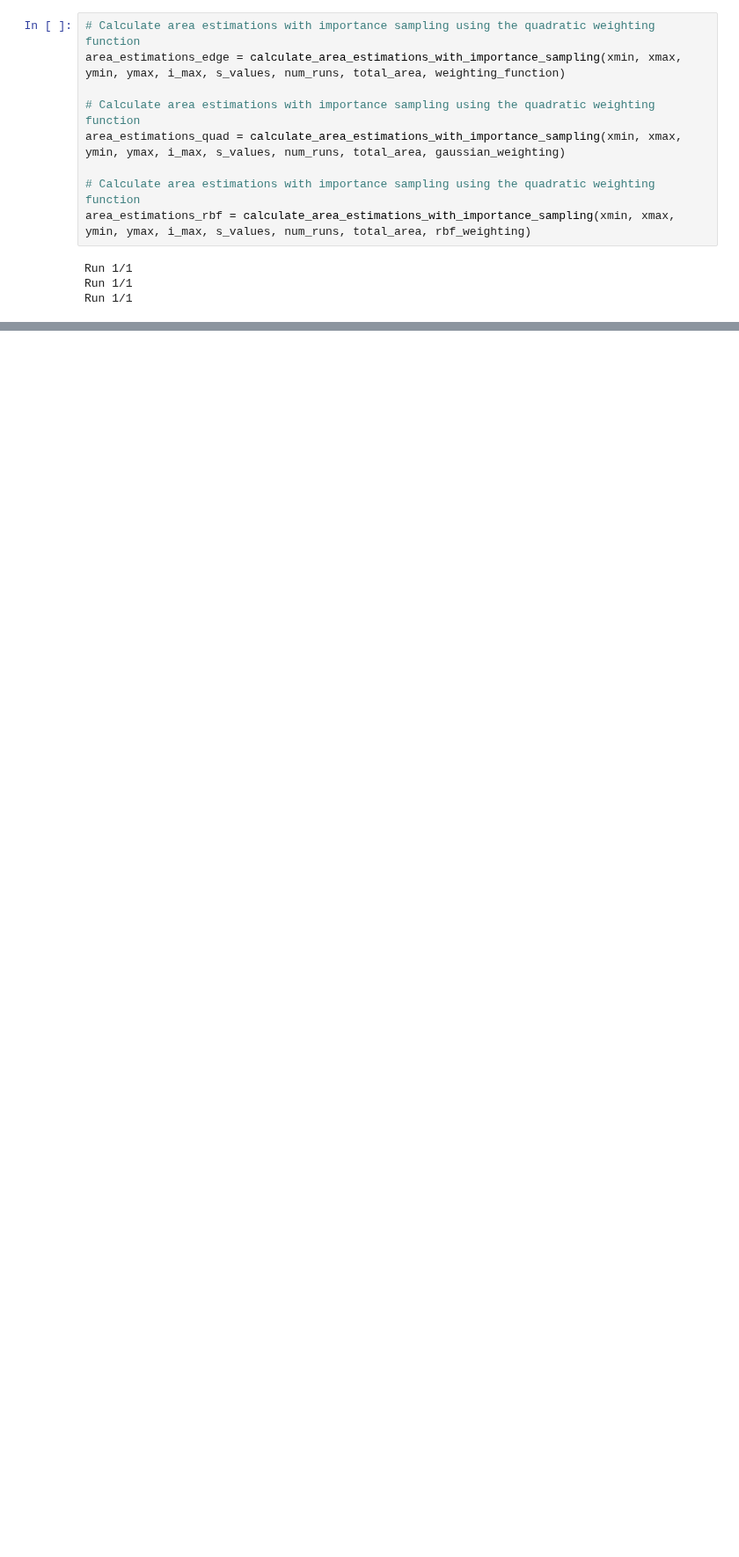
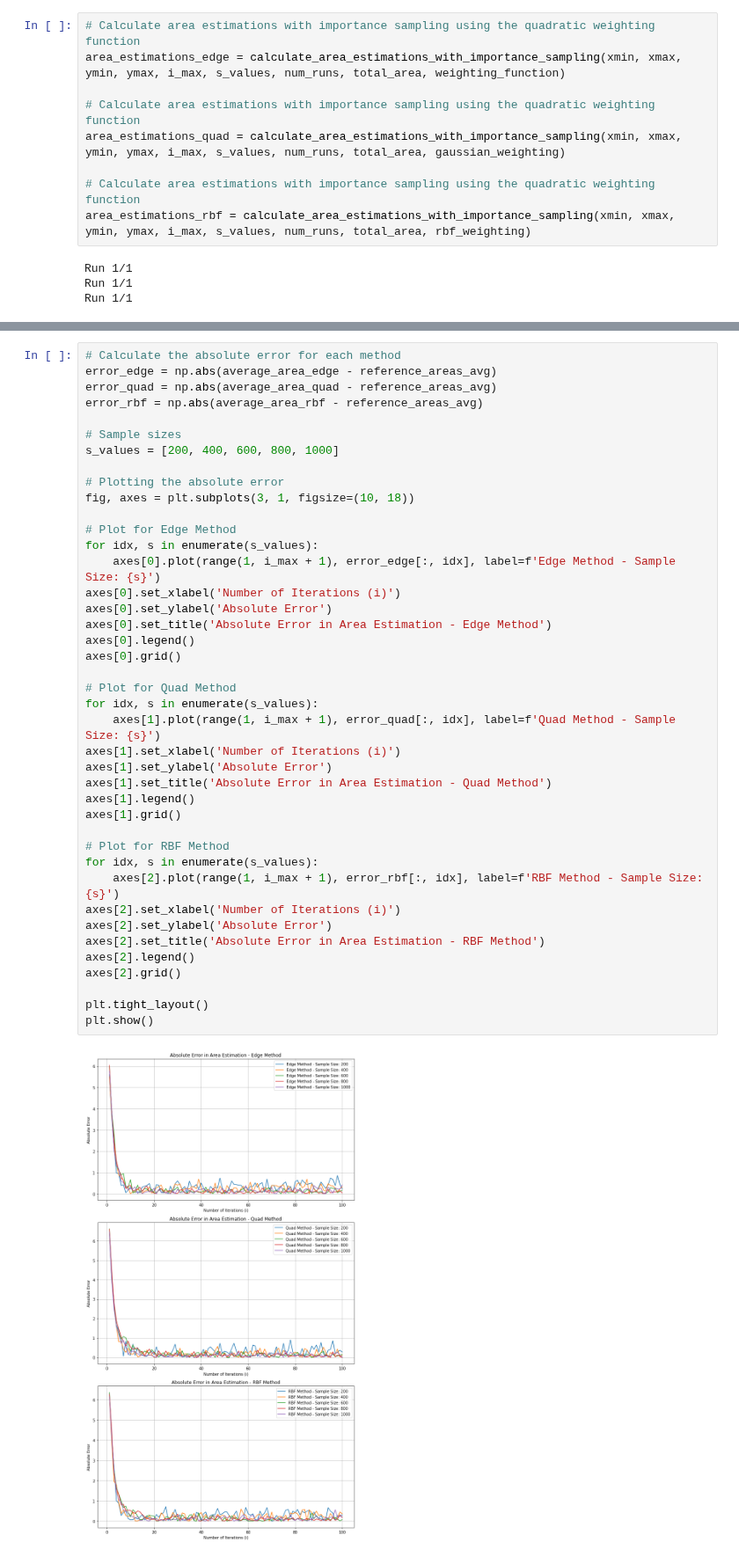
Before and after one commit to guoda23/stochastic_simulation_assignment_1, a Jupyter notebook: koen_v2.ipynb, the cells around one changed output, grey strips where cells are left out. Shown at 88% size. Saved outputs shown, nothing was run; the diff lists cells and outputs as text; blank space fills up the shorter version.

Commit message:
hopefully the abs error works

```diff
--- a/koen_v2.ipynb
+++ b/koen_v2.ipynb
@@ -148,0 +183,43 @@ plt.show()
+# %%
+# Calculate the absolute error for each method
+error_edge = np.abs(average_area_edge - reference_areas_avg)
+error_quad = np.abs(average_area_quad - reference_areas_avg)
+error_rbf = np.abs(average_area_rbf - reference_areas_avg)
+
+# Sample sizes
+s_values = [200, 400, 600, 800, 1000]
+
+# Plotting the absolute error
+fig, axes = plt.subplots(3, 1, figsize=(10, 18))
+
+# Plot for Edge Method
+for idx, s in enumerate(s_values):
+    axes[0].plot(range(1, i_max + 1), error_edge[:, idx], label=f'Edge Method - Sample Size: {s}')
+axes[0].set_xlabel('Number of Iterations (i)')
+axes[0].set_ylabel('Absolute Error')
+axes[0].set_title('Absolute Error in Area Estimation - Edge Method')
+axes[0].legend()
+axes[0].grid()
+
+# Plot for Quad Method
+for idx, s in enumerate(s_values):
+    axes[1].plot(range(1, i_max + 1), error_quad[:, idx], label=f'Quad Method - Sample Size: {s}')
+axes[1].set_xlabel('Number of Iterations (i)')
+axes[1].set_ylabel('Absolute Error')
+axes[1].set_title('Absolute Error in Area Estimation - Quad Method')
+axes[1].legend()
+axes[1].grid()
+
+# Plot for RBF Method
+for idx, s in enumerate(s_values):
+    axes[2].plot(range(1, i_max + 1), error_rbf[:, idx], label=f'RBF Method - Sample Size: {s}')
+axes[2].set_xlabel('Number of Iterations (i)')
+axes[2].set_ylabel('Absolute Error')
+axes[2].set_title('Absolute Error in Area Estimation - RBF Method')
+axes[2].legend()
+axes[2].grid()
+
+plt.tight_layout()
+plt.show()
+# %% [output]
+[figure, added]
```
Also changed, not shown: parts of 6 cells of this notebook.
